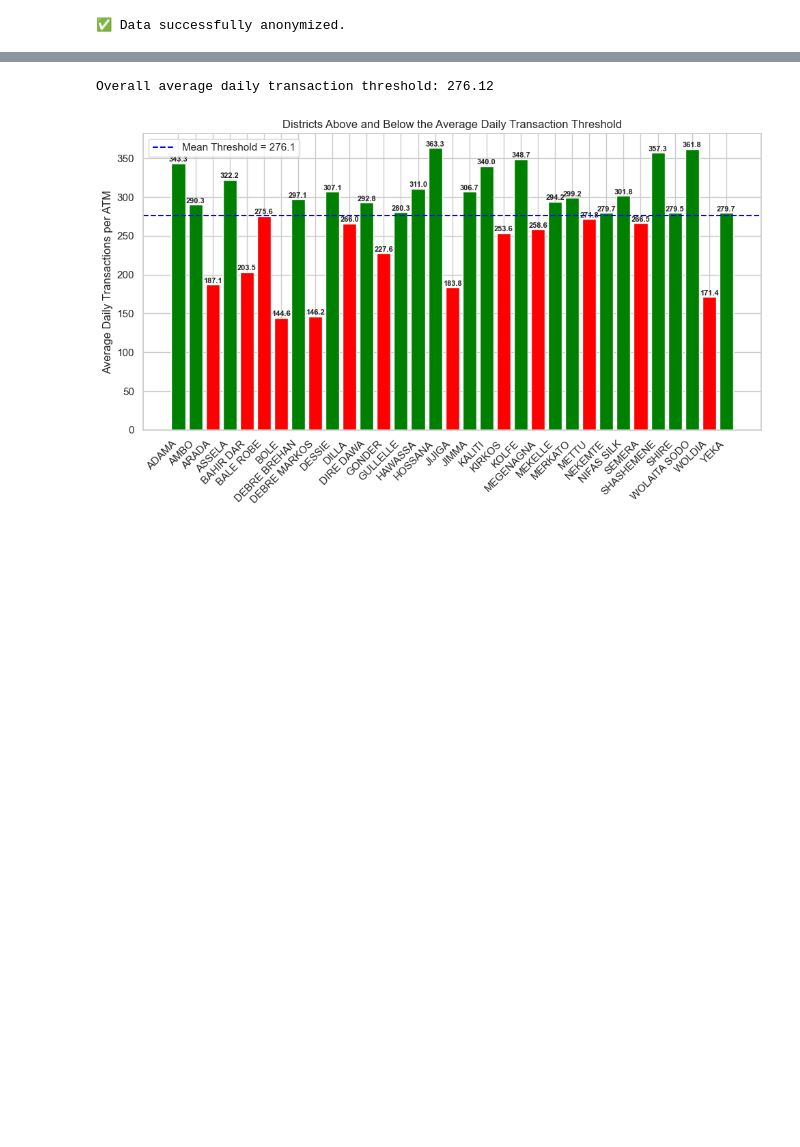
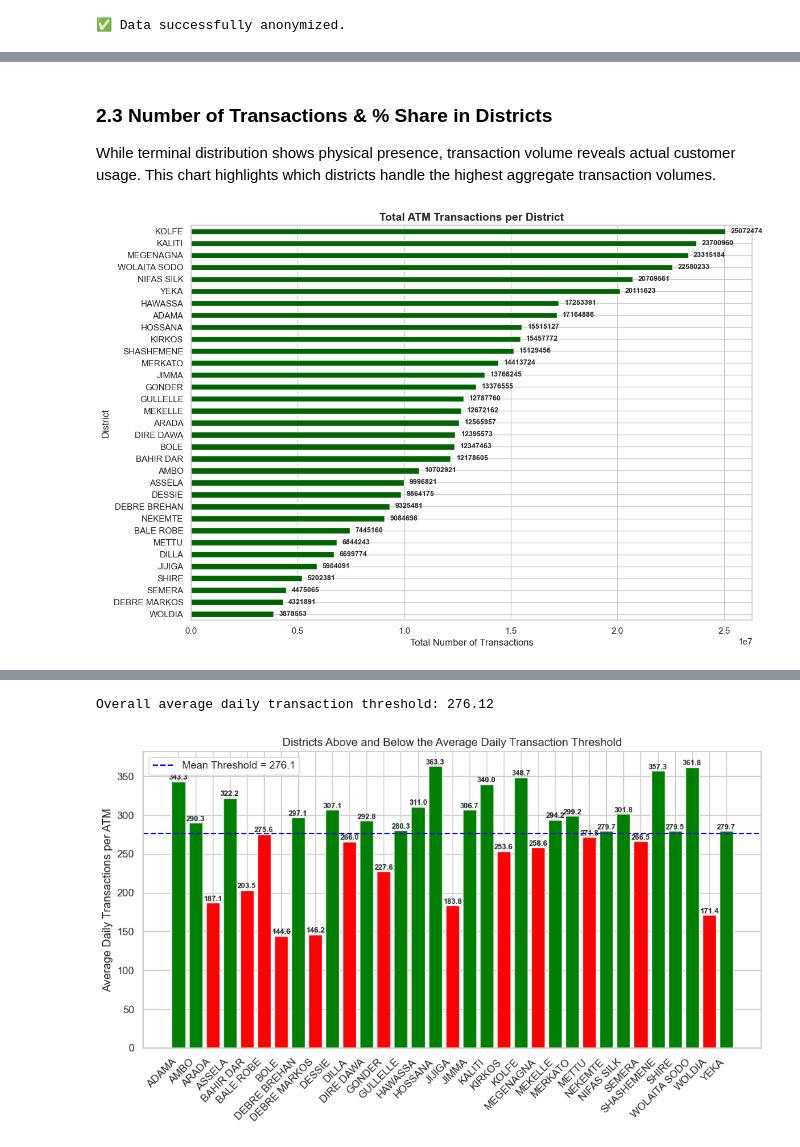
Before and after one commit to surafelasfawosen/atm-pos-performance-analysis-of-Bank, a Jupyter notebook: ATM_POS_Advanced_Analysis.ipynb, the cells around one changed output, grey strips where cells are left out. Drawn from its saved outputs; the diff is of its cells as text; code cells hidden in the pictures; blank space fills up the shorter version.

```diff
--- a/ATM_POS_Advanced_Analysis.ipynb
+++ b/ATM_POS_Advanced_Analysis.ipynb
@@ -66,0 +246,26 @@ Here we explore the basic performance of the ATM network.
+# %% [markdown]
+### 2.3 Number of Transactions & % Share in Districts
+While terminal distribution shows physical presence, transaction volume reveals actual customer usage. This chart highlights which districts handle the highest aggregate transaction volumes.
+# %%
+import matplotlib.pyplot as plt
+
+# Group and sort the transaction data
+txn_per_district = atm_df.groupby('DISTRICTNAME')['NO_TXN'].sum()
+sorted_txn = txn_per_district.sort_values()
+
+# Plotting the horizontal bar chart
+fig, ax = plt.subplots(figsize=(12, 8))
+ax = sorted_txn.plot(kind='barh', color='darkgreen', ax=ax)
+
+plt.xlabel("Total Number of Transactions", fontsize=12)
+plt.ylabel("District", fontsize=12)
+plt.title("Total ATM Transactions per District", fontsize=14, fontweight='bold')
+
+# Annotate each bar with its value
+for i, v in enumerate(sorted_txn):
+    plt.text(v + (sorted_txn.max() * 0.01), i, str(int(v)), va='center', fontweight='bold', fontsize=9)
+
+plt.tight_layout()
+plt.show()
+# %% [output]
+[figure, added]
```
Also changed, not shown: parts of 28 cells of this notebook.
